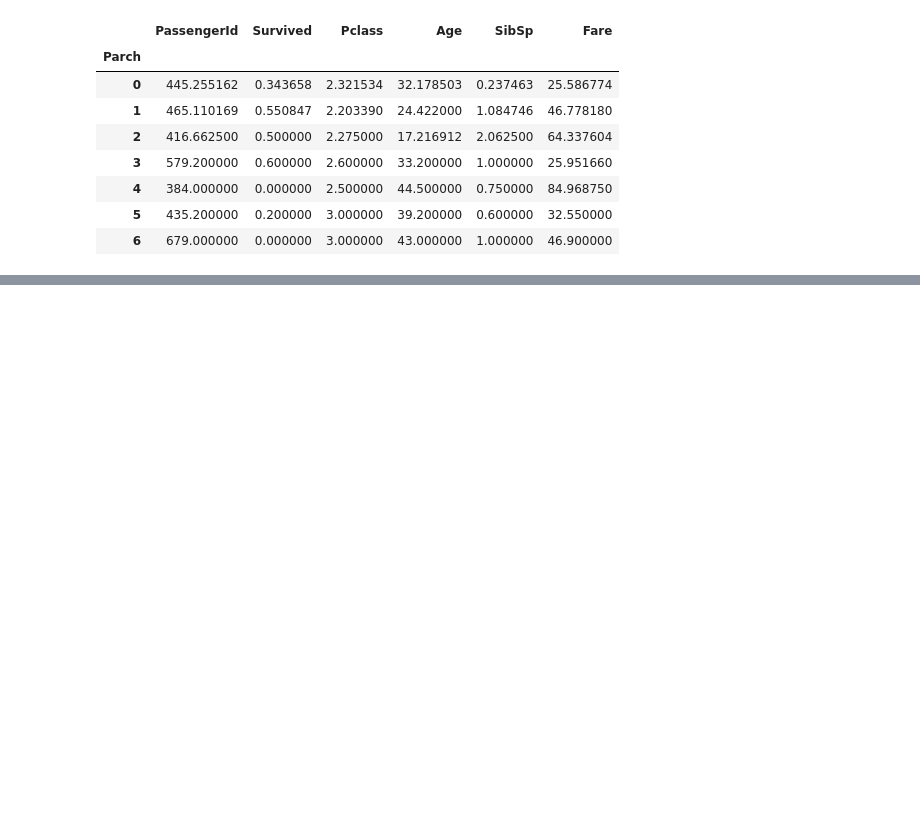
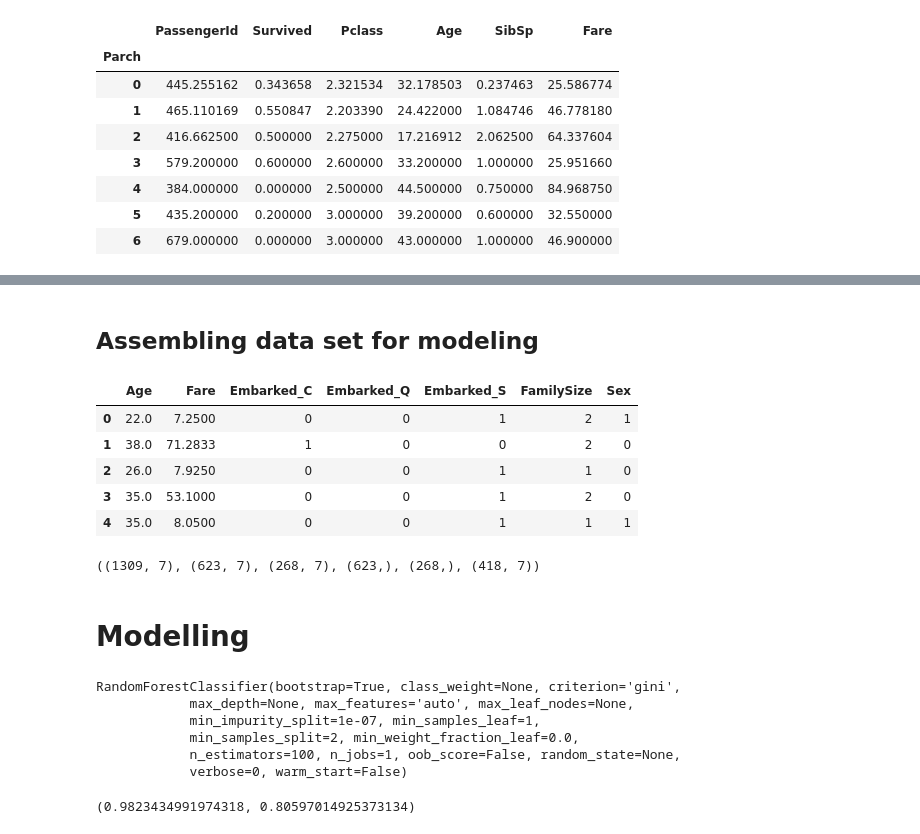
Before and after one commit to maviator/kaggle_titanic, a Jupyter notebook: Scripts/titanicPredictionNotebook.ipynb, the cells around one changed output, grey strips where cells are left out. Cells and saved outputs as stored; diff of their text form; code cells hidden in the pictures; blank space fills up the shorter version.

```diff
--- a/Scripts/titanicPredictionNotebook.ipynb
+++ b/Scripts/titanicPredictionNotebook.ipynb
@@ -212,0 +216,4 @@ train.groupby('Parch').mean()
+# %%
+# Transform Sex into binary values 0 and 1
+sex = pd.Series( np.where( full.Sex == 'male' , 1 , 0 ) , name = 'Sex' )
+sex.head()
@@ -212,0 +227,4 @@ train.groupby('Parch').mean()
+# %%
+# Create a new variable for every unique value of Embarked
+embarked = pd.get_dummies( full.Embarked , prefix='Embarked' )
+embarked.head()
@@ -212,0 +249,11 @@ train.groupby('Parch').mean()
+# %%
+# Create dataset
+imputed = pd.DataFrame()
+
+# Fill missing values of Age with the average of Age (mean)
+imputed[ 'Age' ] = full.Age.fillna( full.Age.mean() )
+
+# Fill missing values of Fare with the average of Fare (mean)
+imputed[ 'Fare' ] = full.Fare.fillna( full.Fare.mean() )
+
+imputed.head()
@@ -212,0 +267,8 @@ train.groupby('Parch').mean()
+# %%
+# Adding a new feature: family size
+
+family = pd.DataFrame()
+
+# introducing a new feature : the size of families (including the passenger)
+family[ 'FamilySize' ] = full[ 'Parch' ] + full[ 'SibSp' ] + 1
+family.head()
@@ -212,0 +282,27 @@ train.groupby('Parch').mean()
+# %% [markdown]
+## Assembling data set for modeling
+# %%
+# Select which features/variables to include in the dataset from the list below:
+# imputed , embarked , pclass , sex , family , cabin , ticket
+
+full_X = pd.concat( [ imputed , embarked , family, sex ] , axis=1 )
+full_X.head()
+# %% [output]
+|  | Age | Fare | Embarked_C | Embarked_Q | Embarked_S | FamilySize | Sex |
+| 0 | 22.0 | 7.2500 | 0 | 0 | 1 | 2 | 1 |
+| 1 | 38.0 | 71.2833 | 1 | 0 | 0 | 2 | 0 |
+| 2 | 26.0 | 7.9250 | 0 | 0 | 1 | 1 | 0 |
+| 3 | 35.0 | 53.1000 | 0 | 0 | 1 | 2 | 0 |
+| 4 | 35.0 | 8.0500 | 0 | 0 | 1 | 1 | 1 |
+# %%
+# Create all datasets that are necessary to train, validate and test models
+train_valid_X = full_X[ 0:891 ]
+train_valid_y = train.Survived
+test_X = full_X[ 891: ]
+train_X , valid_X , train_y , valid_y = train_test_split( train_valid_X , train_valid_y , train_size = .7 )
+
+print (full_X.shape , train_X.shape , valid_X.shape , train_y.shape , valid_y.shape , test_X.shape)
+# %% [output]
+((1309, 7), (623, 7), (268, 7), (623,), (268,), (418, 7))
+# %% [markdown]
+# Modelling
@@ -212,0 +316,14 @@ train.groupby('Parch').mean()
+# %%
+model.fit( train_X , train_y )
+# %% [output]
+RandomForestClassifier(bootstrap=True, class_weight=None, criterion='gini',
+            max_depth=None, max_features='auto', max_leaf_nodes=None,
+            min_impurity_split=1e-07, min_samples_leaf=1,
+            min_samples_split=2, min_weight_fraction_leaf=0.0,
+            n_estimators=100, n_jobs=1, oob_score=False, random_state=None,
+            verbose=0, warm_start=False)
+# %%
+# Score the model
+print (model.score( train_X , train_y ) , model.score( valid_X , valid_y ))
+# %% [output]
+(0.9823434991974318, 0.80597014925373134)
```
Also changed, not shown: parts of 10 cells of this notebook.
